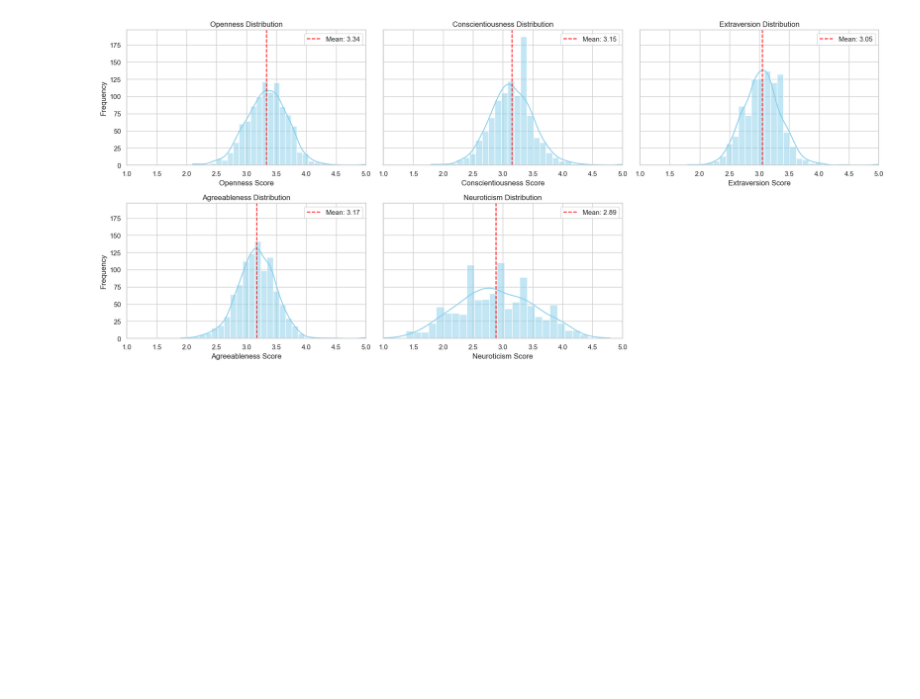
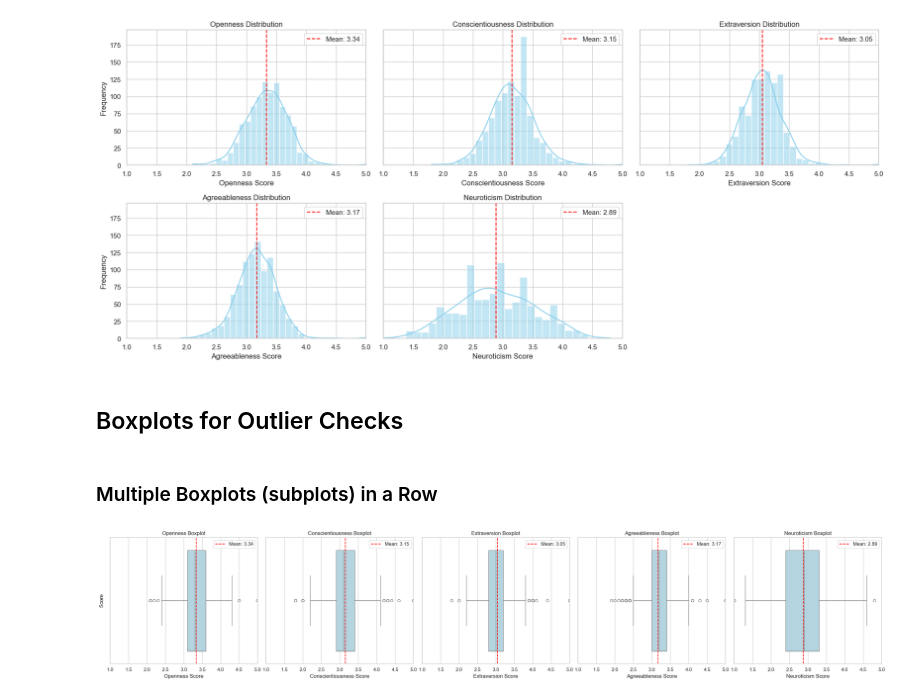
Before and after one commit to h364lee/bigfive_data_explore, a Jupyter notebook: notebooks/01_univariate_EDA.ipynb, the cells around one changed output. Cells and saved outputs as stored; diff of their text form; code cells hidden in the pictures; blank space fills up the shorter version.

Commit message:
COmplete Day 2 EDA: trait distributions, boxplots, numeric summaries, file reorganization

```diff
--- a/notebooks/01_EDA.ipynb
+++ b/notebooks/01_univariate_EDA.ipynb
@@ -49,0 +71,5 @@ memory usage: 579.3+ MB
+# %%
+for trait in traits:
+    print(f'{trait} Summary:')
+    print(df_sample[trait].describe())
+    print('\n')
@@ -187,3 +238,32 @@ plt.tight_layout()
 plt.show()
 # %% [output]
 [figure]
+# %% [markdown]
+## Boxplots for Outlier Checks
+# %% [markdown]
+### Multiple Boxplots (subplots) in a Row
+# %%
+traits = ['Openness', 'Conscientiousness', 'Extraversion', 'Agreeableness', 'Neuroticism']
+
+fig, axes = plt.subplots(1, 5, figsize=(25, 5), sharey=True)
+
+for i, trait in enumerate(traits):
+    ax = axes [i]
+    sns.boxplot(x=df_sample[trait], color='lightblue', ax=ax)
+
+    #Mean line
+    mean = df_sample[trait].mean()
+    ax.axvline(mean, color='red', linestyle='--', label=f'Mean: {mean:.2f}')
+    ax.legend()
+    ax.set_title(f'{trait} Boxplot')
+    ax.set_xlabel(f'{trait} Score')
+    ax.set_xlim(1, 5)
+    if i == 0:
+        ax.set_ylabel('Score')
+    else:
+        ax.set_ylabel('')
+
+plt.tight_layout()
+plt.show()
+# %% [output]
+[figure, added]
```
Also changed, not shown: parts of 22 cells of this notebook, 2 other files.
